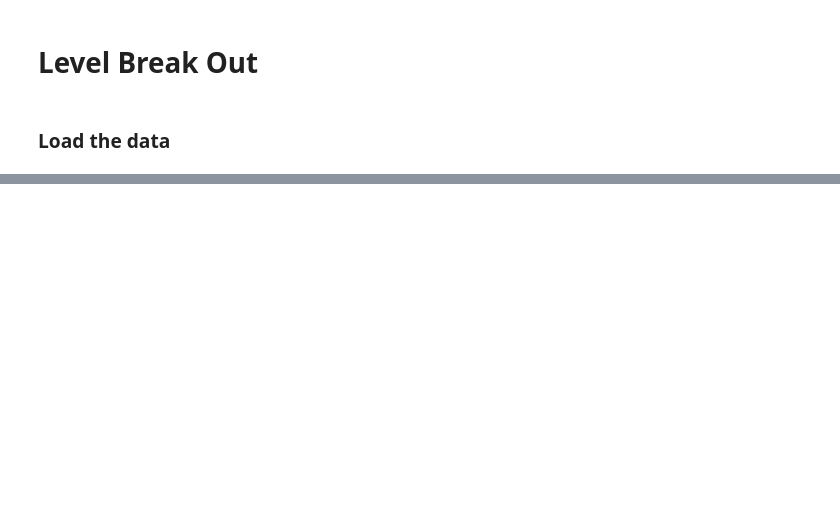
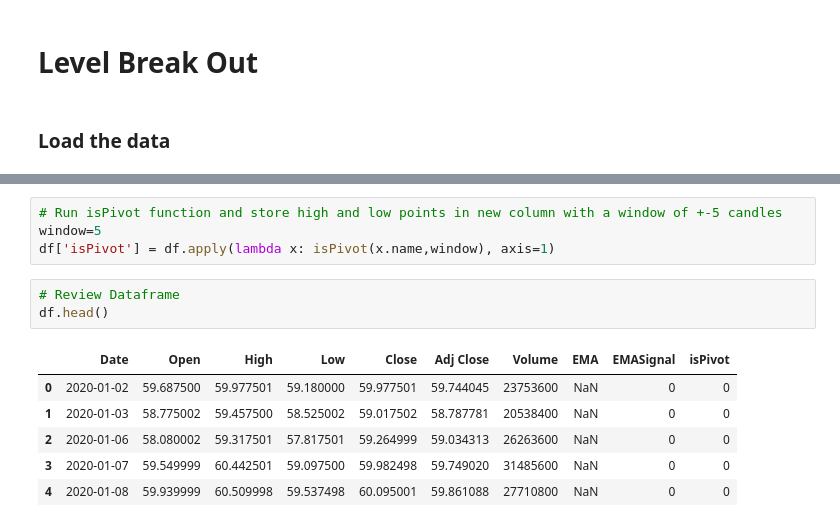
Before and after one commit to MontgomeryG/g3p2, a Jupyter notebook: NVIDA.ipynb, the cells around one changed output, grey strips where cells are left out. Drawn from its saved outputs; the diff is of its cells as text; blank space fills up the shorter version.

```diff
--- a/NVIDA.ipynb
+++ b/NVIDA.ipynb
@@ -53,0 +106,14 @@ df = df.head(10000)
+# %%
+# Run isPivot function and store high and low points in new column with a window of +-5 candles
+window=5
+df['isPivot'] = df.apply(lambda x: isPivot(x.name,window), axis=1)
+# %%
+# Review Dataframe
+df.head()
+# %% [output]
+|  | Date | Open | High | Low | Close | Adj Close | Volume | EMA | EMASignal | isPivot |
+| 0 | 2020-01-02 | 59.687500 | 59.977501 | 59.180000 | 59.977501 | 59.744045 | 23753600 | NaN | 0 | 0 |
+| 1 | 2020-01-03 | 58.775002 | 59.457500 | 58.525002 | 59.017502 | 58.787781 | 20538400 | NaN | 0 | 0 |
+| 2 | 2020-01-06 | 58.080002 | 59.317501 | 57.817501 | 59.264999 | 59.034313 | 26263600 | NaN | 0 | 0 |
+| 3 | 2020-01-07 | 59.549999 | 60.442501 | 59.097500 | 59.982498 | 59.749020 | 31485600 | NaN | 0 | 0 |
+| 4 | 2020-01-08 | 59.939999 | 60.509998 | 59.537498 | 60.095001 | 59.861088 | 27710800 | NaN | 0 | 0 |
```
Also changed, not shown: parts of 26 cells of this notebook.
